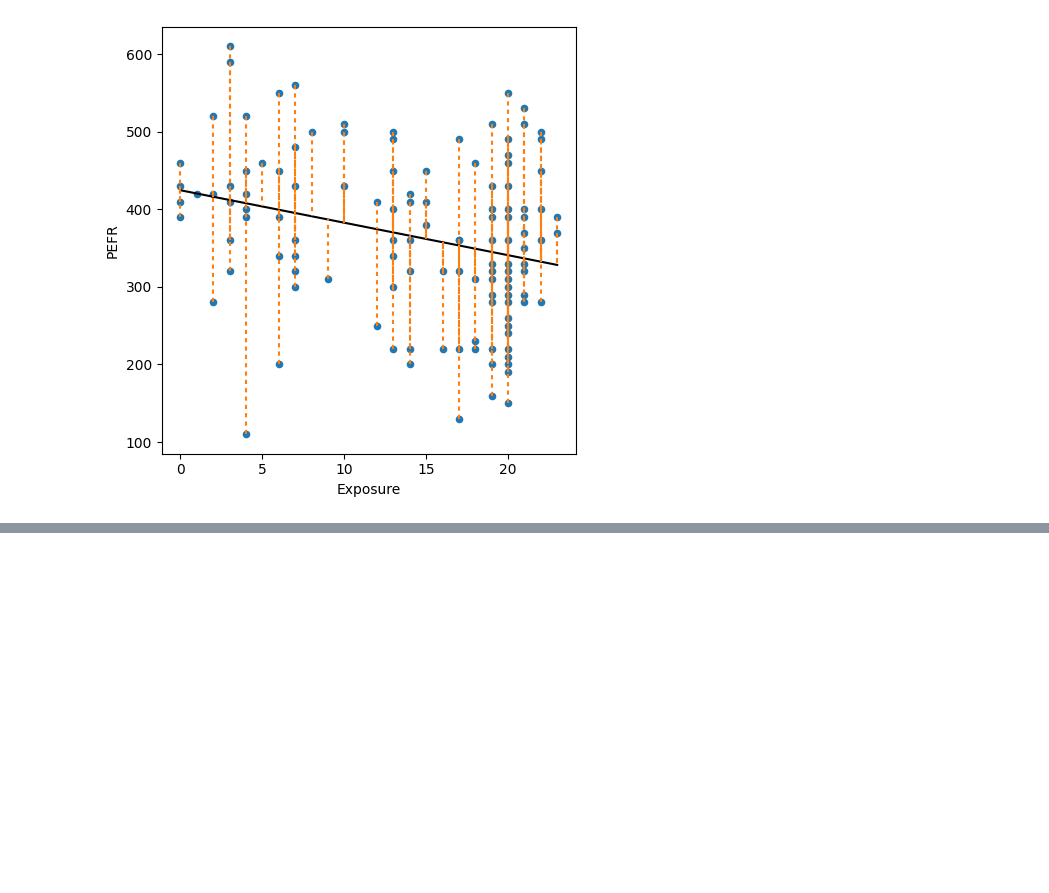
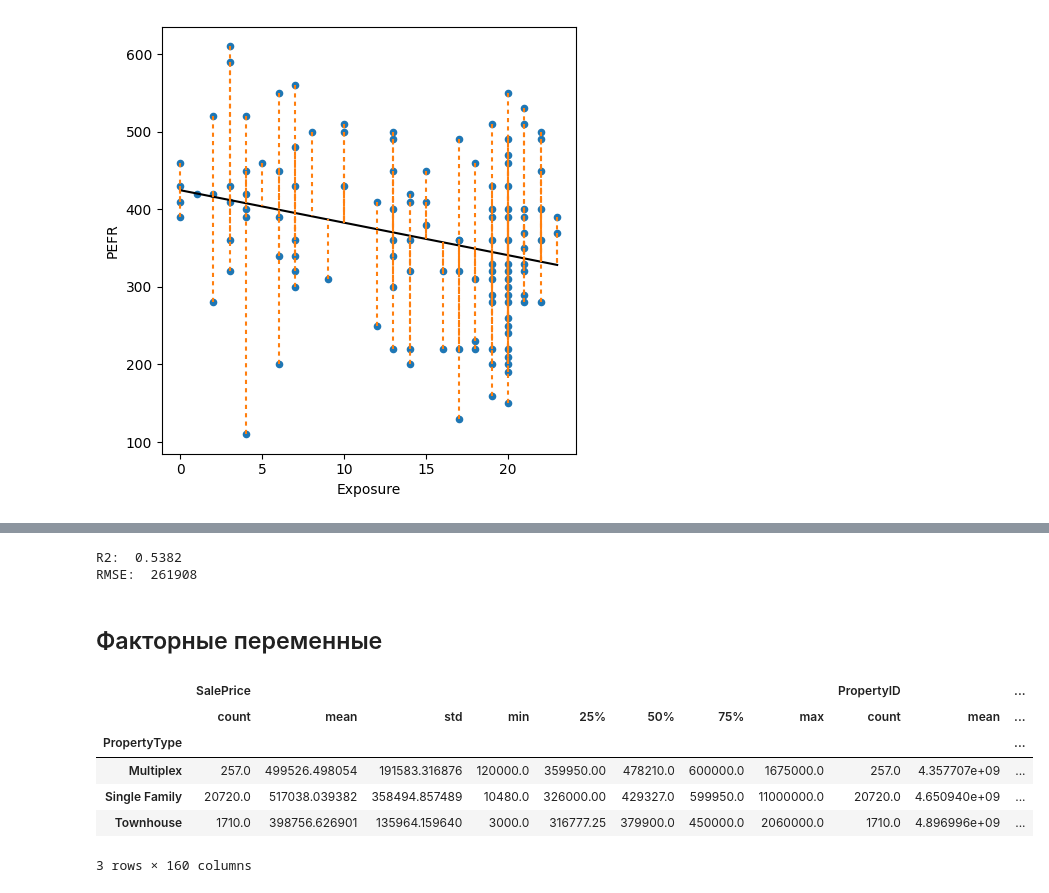
Before and after one commit to HiporeZ/work, a Jupyter notebook: mywork/chapter4.ipynb, the cells around one changed output, grey strips where cells are left out. Cells and saved outputs as stored; diff of their text form; code cells hidden in the pictures; blank space fills up the shorter version.

```diff
--- a/mywork/chapter4.ipynb
+++ b/mywork/chapter4.ipynb
@@ -102,3 +102,8 @@ plt.tight_layout()
 plt.show()
 # %% [output]
 [figure]
+# %%
+house = pd.read_csv(HOUSE_CSV, sep='\t')
+subset = ['AdjSalePrice', 'SqFtTotLiving', 'SqFtLot', 'Bathrooms',
+          'Bedrooms', 'BldgGrade']
+house[subset].head()
@@ -104,0 +248,4 @@ plt.show()
+# %%
+house['Year'] = [int(date.split('-')[0]) for date in house.DocumentDate]
+house['Weight'] = house.Year - 2005
+house['Weight'].head()
@@ -104,0 +289,21 @@ plt.show()
+# %%
+fitted = house_wt.predict(house[predictors])
+RMSE = np.sqrt(mean_squared_error(house[outcome], fitted))
+r2 = r2_score(house[outcome], fitted)
+print(f'R2: {r2: .4f}')
+print(f'RMSE: {RMSE: .0f}')
+# %% [output]
+R2:  0.5382
+RMSE:  261908
+# %% [markdown]
+## Факторные переменные
+# %%
+house.groupby(by=house['PropertyType']).describe()
+# %% [output]
+|  | SalePrice |  |  |  |  |  |  |  | PropertyID |  | ... |
+|  | count | mean | std | min | 25% | 50% | 75% | max | count | mean | ... |
+| PropertyType |  |  |  |  |  |  |  |  |  |  | ... |
+| Multiplex | 257.0 | 499526.498054 | 191583.316876 | 120000.0 | 359950.00 | 478210.0 | 600000.0 | 1675000.0 | 257.0 | 4.357707e+09 | ... |
+| Single Family | 20720.0 | 517038.039382 | 358494.857489 | 10480.0 | 326000.00 | 429327.0 | 599950.0 | 11000000.0 | 20720.0 | 4.650940e+09 | ... |
+| Townhouse | 1710.0 | 398756.626901 | 135964.159640 | 3000.0 | 316777.25 | 379900.0 | 450000.0 | 2060000.0 | 1710.0 | 4.896996e+09 | ... |
+3 rows × 160 columns
```
Also changed, not shown: parts of 12 cells of this notebook, 3 other files.
